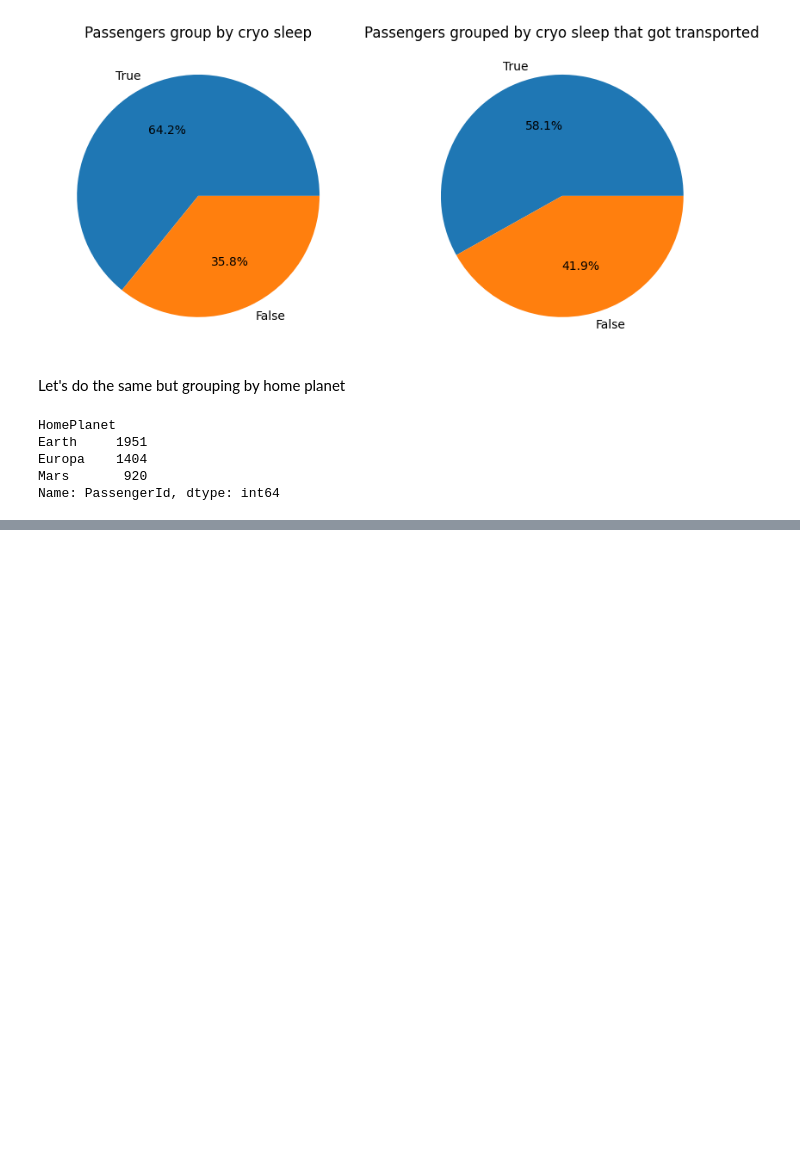
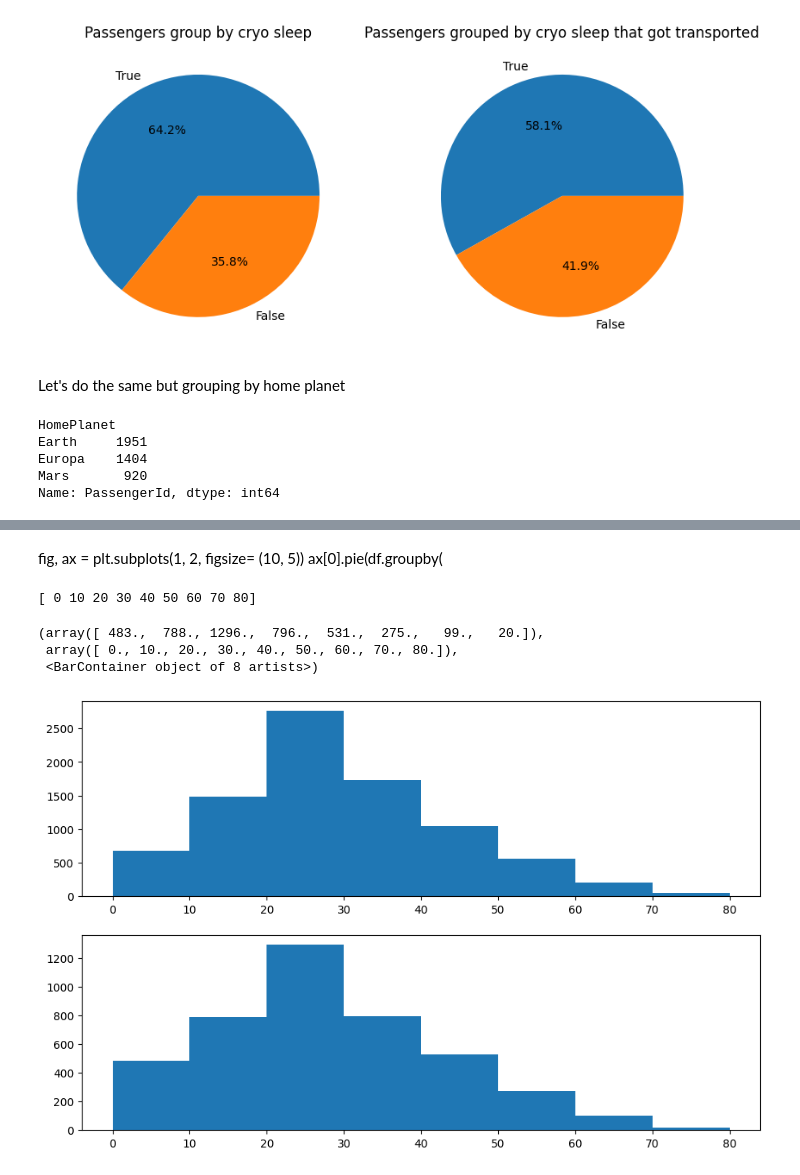
Before and after one commit to Braxion06/spaceship_titanic_competition, a Jupyter notebook: notebooks/001-data_preparation.ipynb, the cells around one changed output, grey strips where cells are left out. Drawn from its saved outputs; the diff is of its cells as text; code cells hidden in the pictures; blank space fills up the shorter version.

```diff
--- a/notebooks/001-data_preparation.ipynb
+++ b/notebooks/001-data_preparation.ipynb
@@ -219,0 +293,16 @@ ax[0].hist(df['Age'])
+# %% [markdown]
+fig, ax = plt.subplots(1, 2, figsize= (10, 5))
+ax[0].pie(df.groupby(
+# %%
+fig, (ax0, ax1) = plt.subplots(nrows=2, figsize=[11, 7])
+# bins = range(0, 90, 10)
+bins = np.arange(0, 90, 10)
+print(bins)
+ax0.hist(df['Age'], bins)
+ax1.hist(df['Age'].loc[df['Transported'] == True], bins=bins )
+# %% [output]
+[ 0 10 20 30 40 50 60 70 80]
+(array([ 483.,  788., 1296.,  796.,  531.,  275.,   99.,   20.]),
+ array([ 0., 10., 20., 30., 40., 50., 60., 70., 80.]),
+ <BarContainer object of 8 artists>)
+[figure, added]
```
Also changed, not shown: parts of 15 cells of this notebook.
